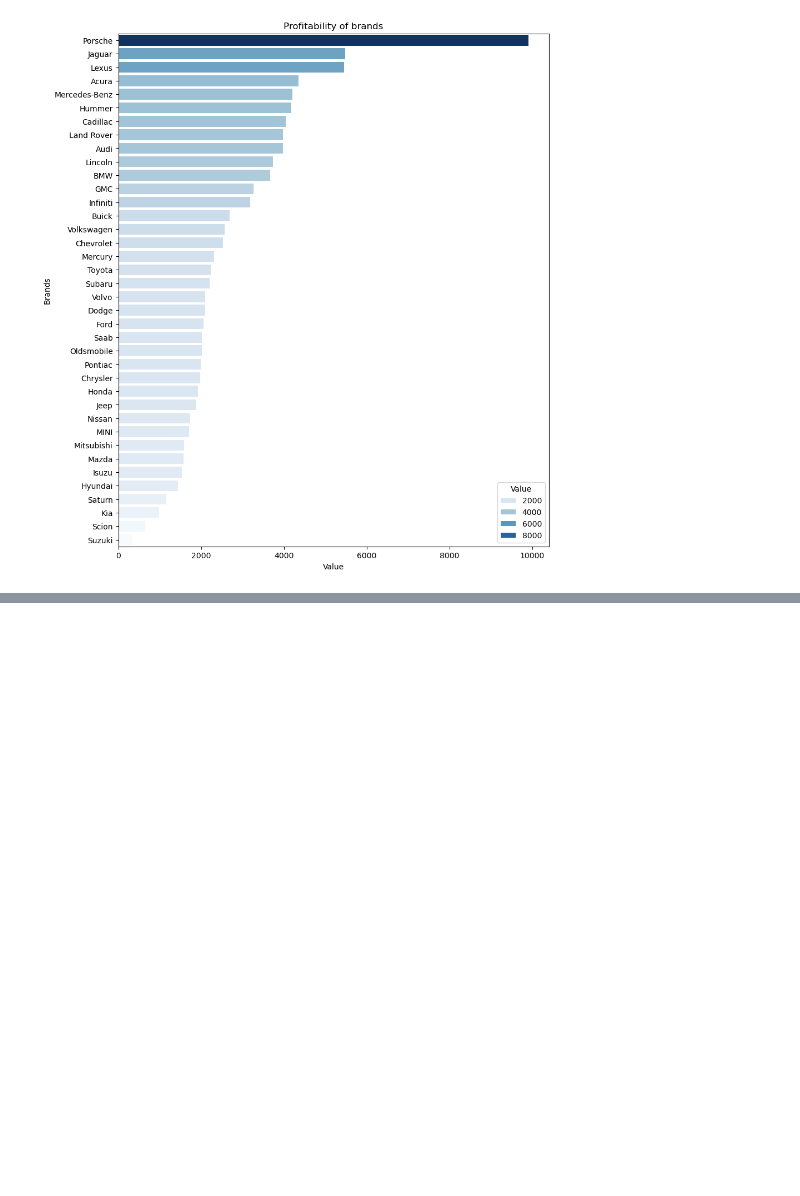
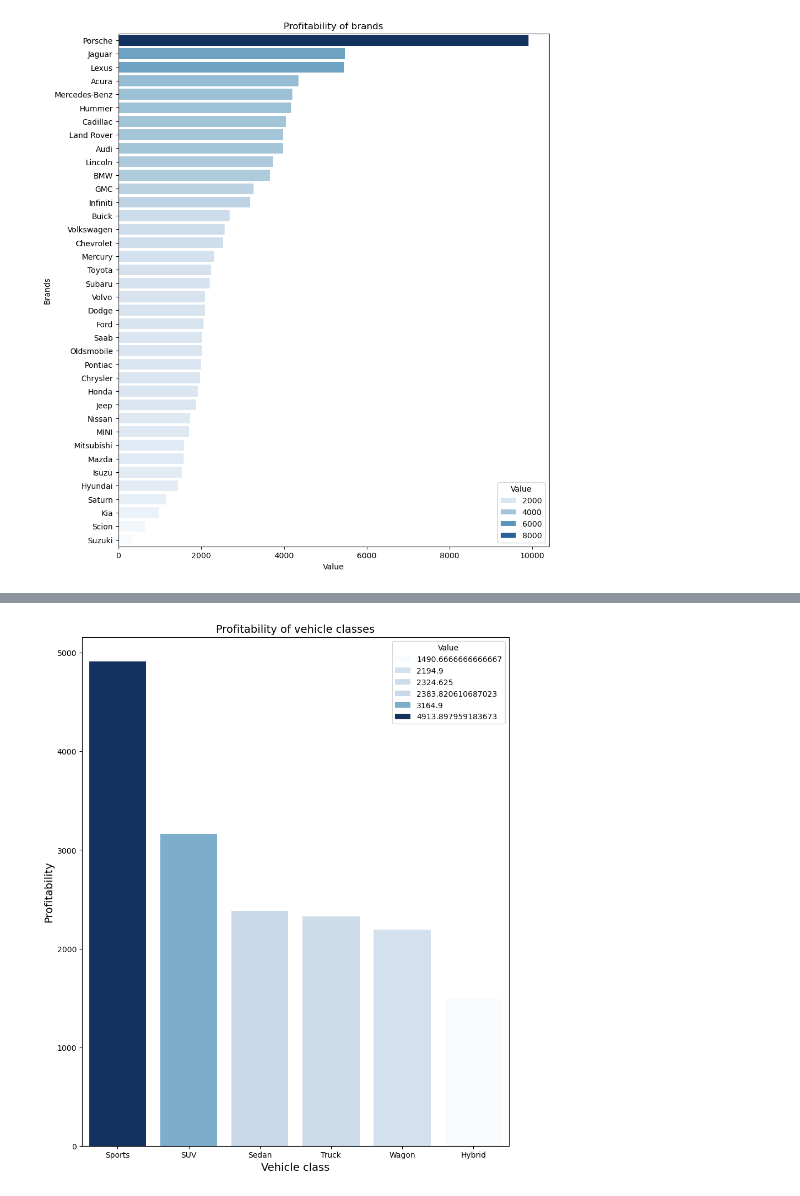
Before and after one commit to Fady-Foash97/Data-analysis-using-Pandas, a Jupyter notebook: Cars.ipynb, the cells around one changed output, grey strips where cells are left out. Drawn from its saved outputs; the diff is of its cells as text; code cells hidden in the pictures; blank space fills up the shorter version.

```diff
--- a/Cars.ipynb
+++ b/Cars.ipynb
@@ -224,0 +275,2 @@ plt.show()
+# %%
+Avg_class = df.groupby('VehicleClass')['Value'].mean().reset_index()
@@ -224,0 +287,2 @@ plt.show()
+# %%
+Avg_class_sort = Avg_class.sort_values(by = 'Value', ascending = False)
@@ -224,0 +308,9 @@ plt.show()
+# %%
+plt.figure(figsize= (10, 12))
+sns.barplot(data = Avg_class_sort, x = Avg_class_sort['VehicleClass'], y = Avg_class_sort['Value'], palette = 'Blues', hue = Avg_class_sort['Value'])
+plt.xlabel('Vehicle class', size = 14)
+plt.ylabel('Profitability', size = 14)
+plt.title('Profitability of vehicle classes', size = 14)
+plt.show()
+# %% [output]
+[figure, added]
```
Also changed, not shown: parts of 14 cells of this notebook.
